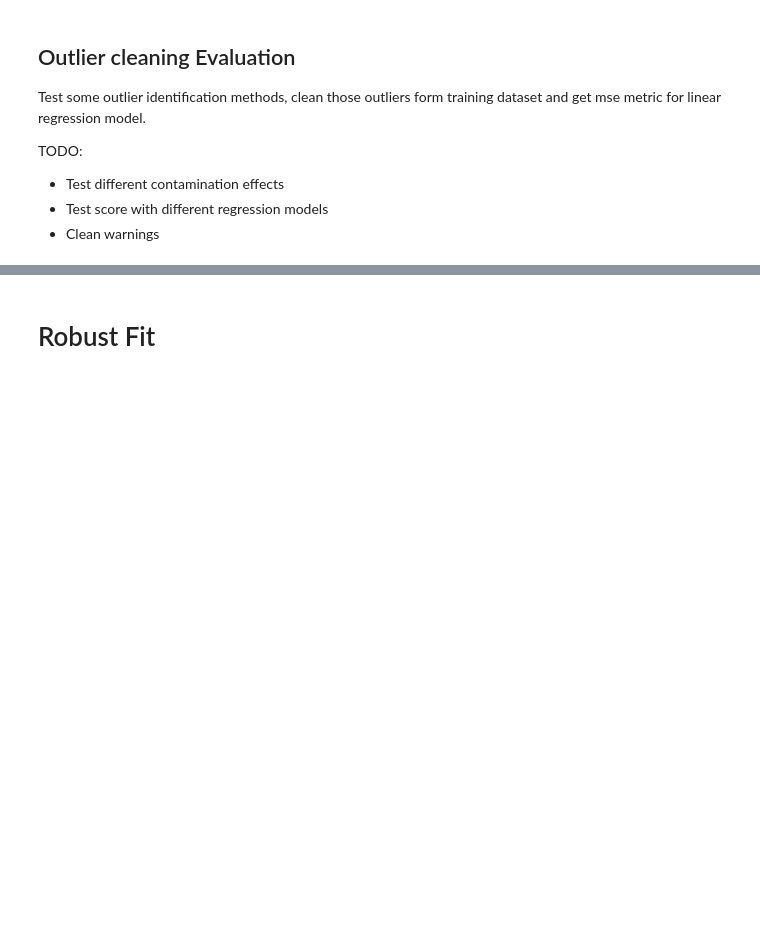
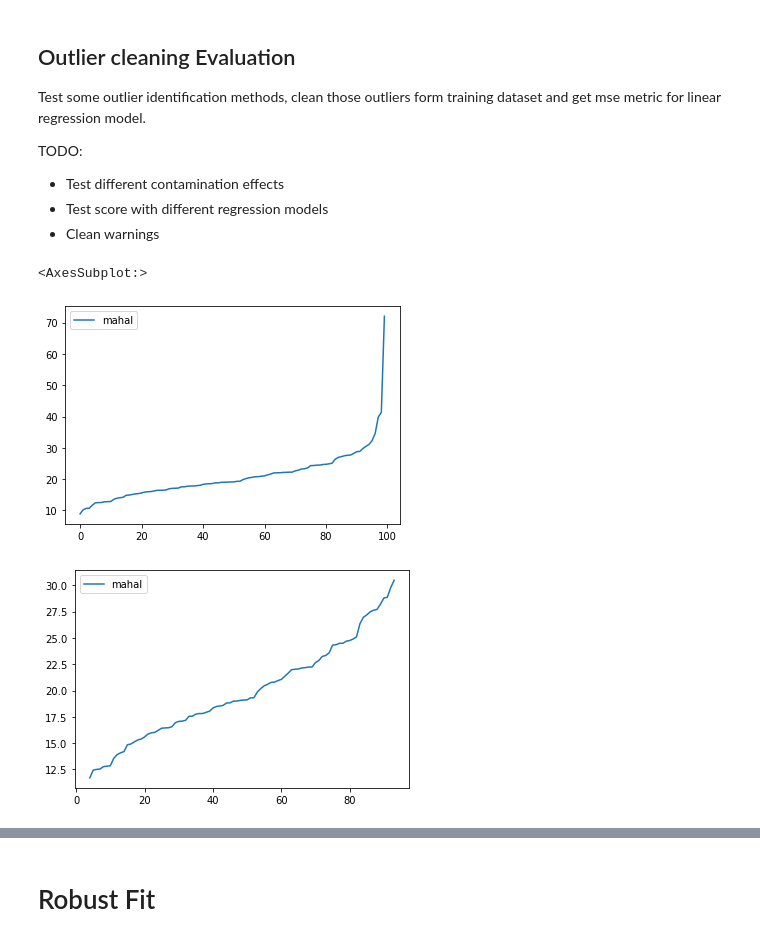
Before and after one commit to dysby/aaut, a Jupyter notebook: regression_prob2.ipynb, the cells around one changed output, grey strips where cells are left out. Cells and saved outputs as stored; diff of their text form; code cells hidden in the pictures; blank space fills up the shorter version.

Commit message:
Add mahalanobis distance to check if outliers are detected

```diff
--- a/regression_prob2.ipynb
+++ b/regression_prob2.ipynb
@@ -90,6 +89,30 @@ TODO:
 + Test different contamination effects
 + Test score with different regression models
 + Clean warnings
+# %%
+import scipy as sp
+def mahalanobis(x=None, data=None, cov=None):
+    """Compute the Mahalanobis Distance between each row of x and the data
+    x    : vector or matrix of data with, say, p columns.
+    data : ndarray of the distribution from which Mahalanobis distance of each observation of x is to be computed.
+    cov  : covariance matrix (p x p) of the distribution. If None, will be computed from data.
+    """
+    x_minus_mu = x - np.mean(data)
+    if not cov:
+        cov = np.cov(data.values.T)
+    inv_covmat = sp.linalg.inv(cov)
+    left_term = np.dot(x_minus_mu, inv_covmat)
+    mahal = np.dot(left_term, x_minus_mu.T)
+    return mahal.diagonal()
+# %%
+mahal = pd.DataFrame()
+mahal["mahal"] = mahalanobis(df, df)
+mahal.sort_values("mahal").reset_index(drop=True).plot()
+mahal.sort_values("mahal").reset_index(drop=True)[4:94].plot()
+# %% [output]
+<AxesSubplot:>
+[figure, added]
+[figure, added]
 # %%
 def run_experiment_with_outlier_detection(mse_of_model , data_x_y: pd.DataFrame, contamination: float):
     evaluation = pd.DataFrame(columns=["mse"])
```
Also changed, not shown: parts of 9 cells of this notebook.
